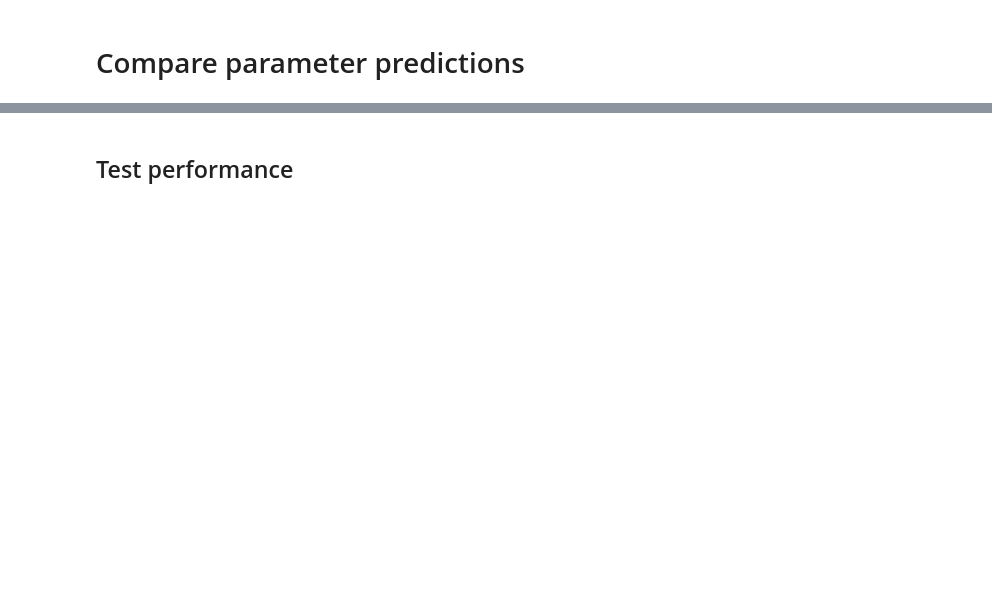
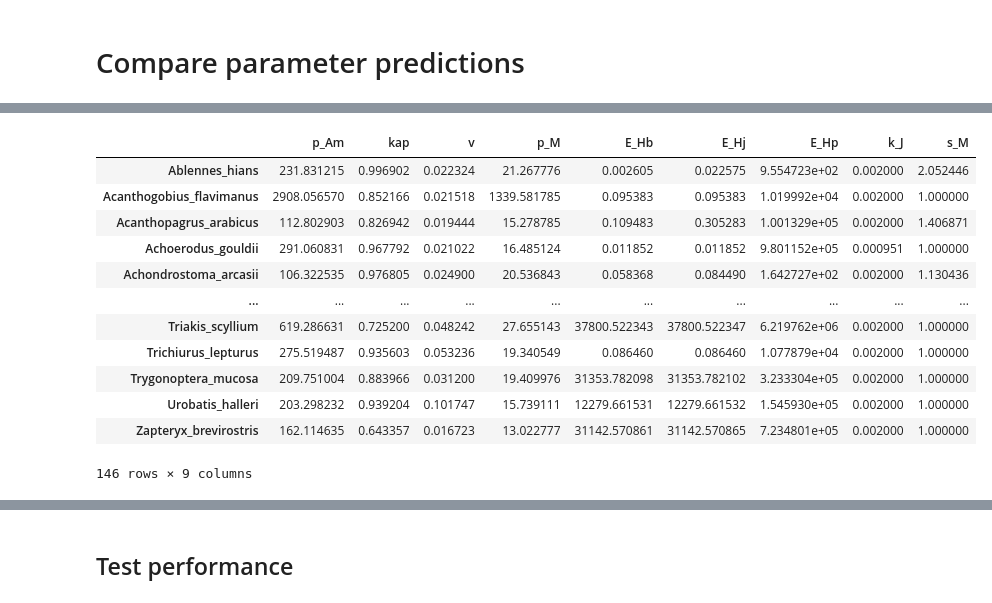
Before and after one commit to diogo-f-oliveira/DEB_ML_Init, a Jupyter notebook: notebooks/Evaluate ML models.ipynb, the cells around one changed output, grey strips where cells are left out. Saved outputs shown, nothing was run; the diff lists cells and outputs as text; code cells hidden in the pictures; blank space fills up the shorter version.

```diff
--- a/notebooks/Evaluate ML models.ipynb
+++ b/notebooks/Evaluate ML models.ipynb
@@ -288,0 +301,31 @@ Saved parameter predictions for model MLP in ../results/parameter_predictions/ML
+# %%
+dataset_name = 'biologist_no_pub_age'
+col_types = all_col_types[dataset_name]
+dfs = all_dfs[dataset_name]
+data = all_data[dataset_name]
+bijection_test_target_df = pd.concat([
+    convert_output_to_parameter_predictions(
+        y=data[ds]['output'],
+        y_true=data[ds]['output'],
+        mask=data[ds]['mask'],
+        col_types=col_types
+        ).set_index(dfs[ds].index)
+        for ds in ('train', 'test')
+        ])
+#bijection_test_target_df.set_index(, inplace=True)
+bijection_test_target_df = bijection_test_target_df.loc[bijection_test_pred_df.index.intersection(bijection_test_target_df.index)]
+bijection_test_target_df
+# %% [output]
+|  | p_Am | kap | v | p_M | E_Hb | E_Hj | E_Hp | k_J | s_M |
+| Ablennes_hians | 231.831215 | 0.996902 | 0.022324 | 21.267776 | 0.002605 | 0.022575 | 9.554723e+02 | 0.002000 | 2.052446 |
+| Acanthogobius_flavimanus | 2908.056570 | 0.852166 | 0.021518 | 1339.581785 | 0.095383 | 0.095383 | 1.019992e+04 | 0.002000 | 1.000000 |
+| Acanthopagrus_arabicus | 112.802903 | 0.826942 | 0.019444 | 15.278785 | 0.109483 | 0.305283 | 1.001329e+05 | 0.002000 | 1.406871 |
+| Achoerodus_gouldii | 291.060831 | 0.967792 | 0.021022 | 16.485124 | 0.011852 | 0.011852 | 9.801152e+05 | 0.000951 | 1.000000 |
+| Achondrostoma_arcasii | 106.322535 | 0.976805 | 0.024900 | 20.536843 | 0.058368 | 0.084490 | 1.642727e+02 | 0.002000 | 1.130436 |
+| ... | ... | ... | ... | ... | ... | ... | ... | ... | ... |
+| Triakis_scyllium | 619.286631 | 0.725200 | 0.048242 | 27.655143 | 37800.522343 | 37800.522347 | 6.219762e+06 | 0.002000 | 1.000000 |
+| Trichiurus_lepturus | 275.519487 | 0.935603 | 0.053236 | 19.340549 | 0.086460 | 0.086460 | 1.077879e+04 | 0.002000 | 1.000000 |
+| Trygonoptera_mucosa | 209.751004 | 0.883966 | 0.031200 | 19.409976 | 31353.782098 | 31353.782102 | 3.233304e+05 | 0.002000 | 1.000000 |
+| Urobatis_halleri | 203.298232 | 0.939204 | 0.101747 | 15.739111 | 12279.661531 | 12279.661532 | 1.545930e+05 | 0.002000 | 1.000000 |
+| Zapteryx_brevirostris | 162.114635 | 0.643357 | 0.016723 | 13.022777 | 31142.570861 | 31142.570865 | 7.234801e+05 | 0.002000 | 1.000000 |
+146 rows × 9 columns
```
Also changed, not shown: parts of 26 cells of this notebook.
